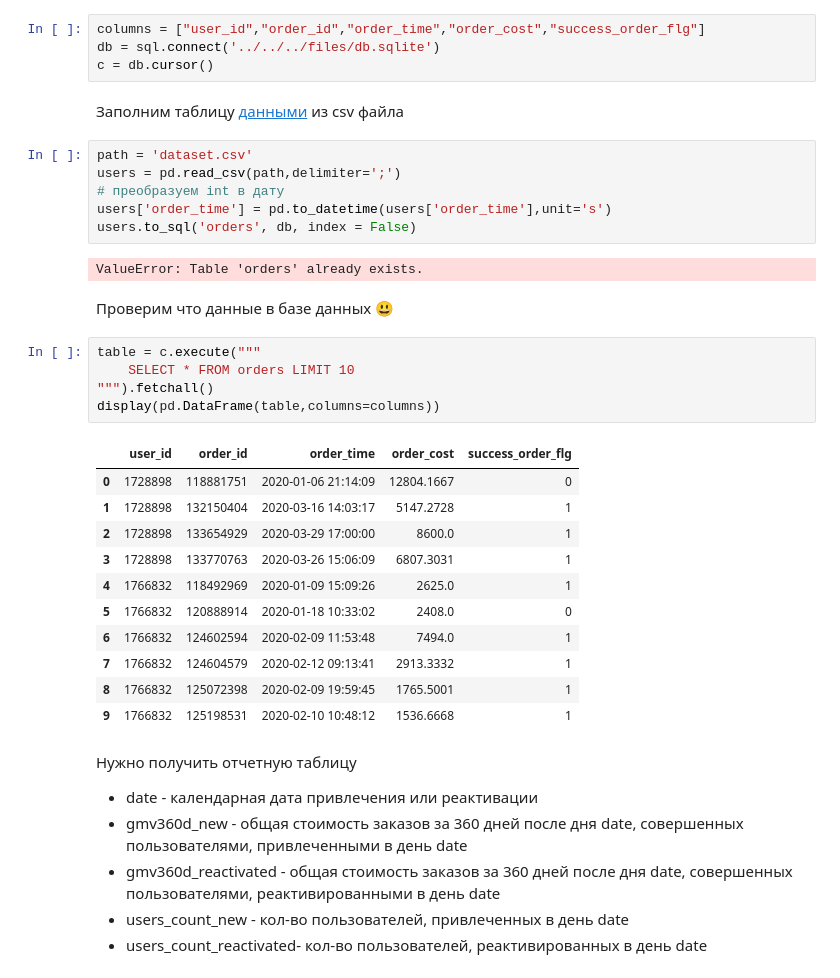
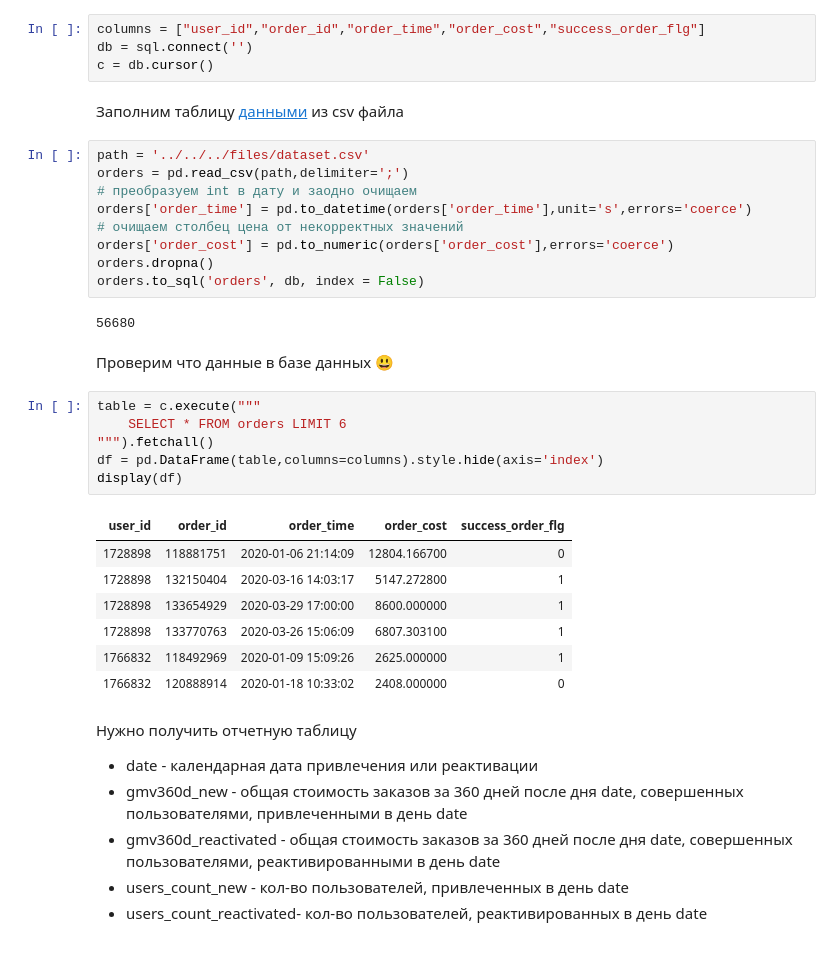
Before and after one commit to MikeKondr99/NTDPS, a Jupyter notebook: src/labs/lab4/lab4.ipynb, the cells around one changed output. Cells and saved outputs as stored; diff of their text form.

```diff
--- a/src/labs/lab4/lab4.ipynb
+++ b/src/labs/lab4/lab4.ipynb
@@ -24,37 +21,37 @@ CREATE TABLE orders(
 db = sqlite3.connect(path)
 # %%
 columns = ["user_id","order_id","order_time","order_cost","success_order_flg"]
-db = sql.connect('../../../files/db.sqlite')
+db = sql.connect('')
 c = db.cursor()
 # %% [markdown]
 Заполним таблицу [данными](https://drive.google.com/file/d/1SY9wK0EWaBCr9R3cLbqhtW4l7FQPq4Gr/view?usp=sharing) из csv файла
 # %%
-path = 'dataset.csv'
-users = pd.read_csv(path,delimiter=';')
-# преобразуем int в дату
-users['order_time'] = pd.to_datetime(users['order_time'],unit='s')
-users.to_sql('orders', db, index = False)
+path = '../../../files/dataset.csv'
+orders = pd.read_csv(path,delimiter=';')
+# преобразуем int в дату и заодно очищаем
+orders['order_time'] = pd.to_datetime(orders['order_time'],unit='s',errors='coerce')
+# очищаем столбец цена от некорректных значений
+orders['order_cost'] = pd.to_numeric(orders['order_cost'],errors='coerce')
+orders.dropna()
+orders.to_sql('orders', db, index = False)
 # %% [output]
-ValueError: Table 'orders' already exists.
+56680
 # %% [markdown]
 Проверим что данные в базе данных 😃
 # %%
 table = c.execute("""
-    SELECT * FROM orders LIMIT 10
+    SELECT * FROM orders LIMIT 6
 """).fetchall()
-display(pd.DataFrame(table,columns=columns))
+df = pd.DataFrame(table,columns=columns).style.hide(axis='index')
+display(df)
 # %% [output]
-|  | user_id | order_id | order_time | order_cost | success_order_flg |
-| 0 | 1728898 | 118881751 | 2020-01-06 21:14:09 | 12804.1667 | 0 |
-| 1 | 1728898 | 132150404 | 2020-03-16 14:03:17 | 5147.2728 | 1 |
-| 2 | 1728898 | 133654929 | 2020-03-29 17:00:00 | 8600.0 | 1 |
-| 3 | 1728898 | 133770763 | 2020-03-26 15:06:09 | 6807.3031 | 1 |
-| 4 | 1766832 | 118492969 | 2020-01-09 15:09:26 | 2625.0 | 1 |
-| 5 | 1766832 | 120888914 | 2020-01-18 10:33:02 | 2408.0 | 0 |
-| 6 | 1766832 | 124602594 | 2020-02-09 11:53:48 | 7494.0 | 1 |
-| 7 | 1766832 | 124604579 | 2020-02-12 09:13:41 | 2913.3332 | 1 |
-| 8 | 1766832 | 125072398 | 2020-02-09 19:59:45 | 1765.5001 | 1 |
-| 9 | 1766832 | 125198531 | 2020-02-10 10:48:12 | 1536.6668 | 1 |
+| user_id | order_id | order_time | order_cost | success_order_flg |
+| 1728898 | 118881751 | 2020-01-06 21:14:09 | 12804.166700 | 0 |
+| 1728898 | 132150404 | 2020-03-16 14:03:17 | 5147.272800 | 1 |
+| 1728898 | 133654929 | 2020-03-29 17:00:00 | 8600.000000 | 1 |
+| 1728898 | 133770763 | 2020-03-26 15:06:09 | 6807.303100 | 1 |
+| 1766832 | 118492969 | 2020-01-09 15:09:26 | 2625.000000 | 1 |
+| 1766832 | 120888914 | 2020-01-18 10:33:02 | 2408.000000 | 0 |
 # %% [markdown]
 Нужно получить отчетную таблицу
  - date - календарная дата привлечения или реактивации
```
Also changed, not shown: parts of 3 cells of this notebook, 3 other files.
